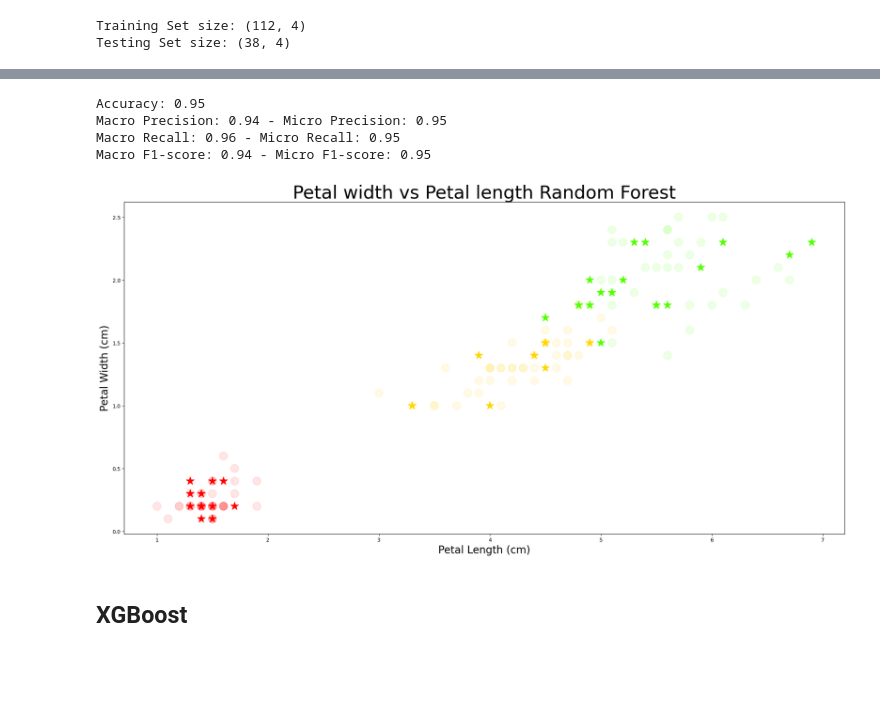
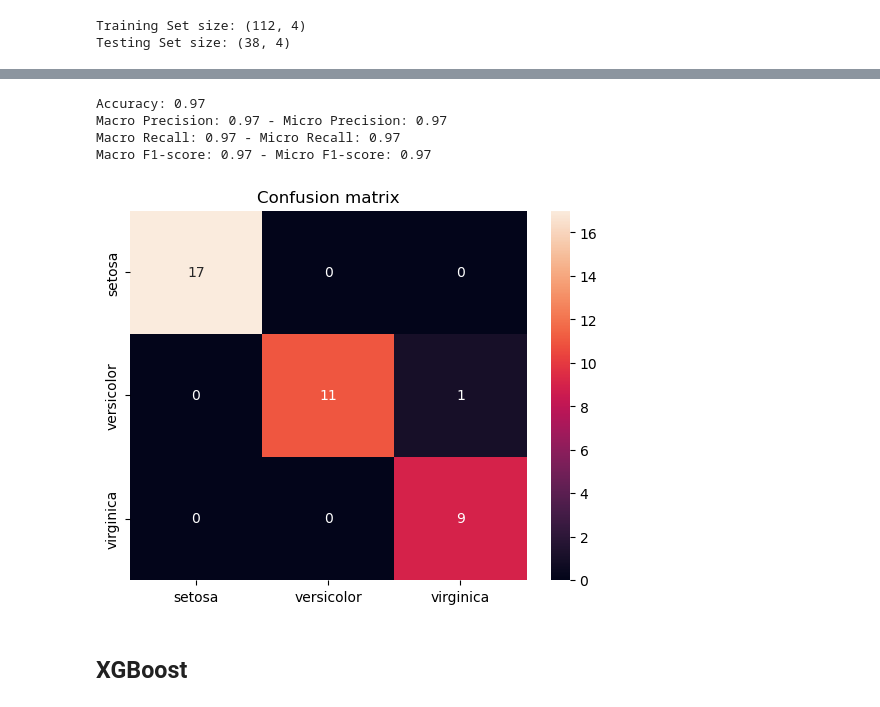
Before and after one commit to josep-audenis/Iris, a Jupyter notebook: iris.ipynb, the cells around one changed output, grey strips where cells are left out. Saved outputs shown, nothing was run; the diff lists cells and outputs as text; code cells hidden in the pictures; blank space fills up the shorter version.

```diff
--- a/iris.ipynb
+++ b/iris.ipynb
@@ -170,6 +171,8 @@ from sklearn.metrics import accuracy_score, precision_score, recall_score, f1_sc
 # %%
 x_data = iris.values[:, :-1]
-y_class = LabelEncoder().fit_transform(iris.values[:, -1])
+label_encoder = LabelEncoder()
+y_class = label_encoder.fit_transform(iris.values[:, -1])
+class_names = label_encoder.classes_
 
 x_train, x_test, y_train, y_test = train_test_split(x_data, y_class)
 
@@ -194,24 +209,19 @@ f1_micro = f1_score(y_test, y_pred, average='micro')
 # %%
 print(f"Accuracy: {accuracy:.2f}")
 print(f"Macro Precision: {precision_macro:.2f} - Micro Precision: {precision_micro:.2f}")
 print(f"Macro Recall: {recall_macro:.2f} - Micro Recall: {recall_micro:.2f}")
 print(f"Macro F1-score: {f1_macro:.2f} - Micro F1-score: {f1_micro:.2f}")
 
-plt.figure(figsize=(20, 10), layout="constrained")
-plt.title("Petal width vs Petal length Random Forest", fontsize=35)
-plt.xlabel("Petal Length (cm)", fontsize=20)
-plt.ylabel("Petal Width (cm)", fontsize=20)
 
-plt.scatter(x_train[:,2], x_train[:,3], c=y_train, cmap="prism", marker="o", alpha=0.1, s=250)
-plt.scatter(x_test[:,2], x_test[:,3], c=y_test, cmap="prism", marker="*", s=250)
-
+plt.title("Confusion matrix")
+sns.heatmap(confusion_matrix(y_test, y_pred), annot = True, xticklabels=class_names, yticklabels=class_names)
 plt.show()
 # %% [output]
-Accuracy: 0.95
-Macro Precision: 0.94 - Micro Precision: 0.95
-Macro Recall: 0.96 - Micro Recall: 0.95
-Macro F1-score: 0.94 - Micro F1-score: 0.95
+Accuracy: 0.97
+Macro Precision: 0.97 - Micro Precision: 0.97
+Macro Recall: 0.97 - Micro Recall: 0.97
+Macro F1-score: 0.97 - Micro F1-score: 0.97
-[figure, old version]
+[figure, new version]
 # %% [markdown]
 ## XGBoost
 # %% [markdown]
```
Also changed, not shown: parts of 3 cells of this notebook.
